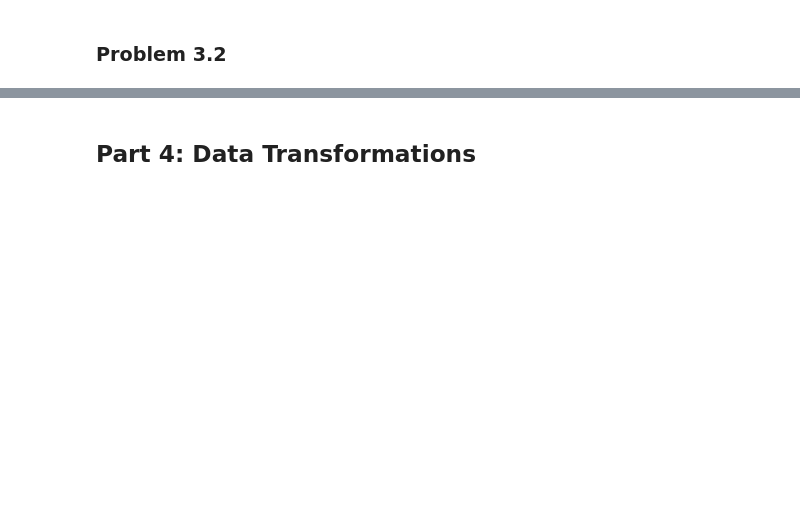
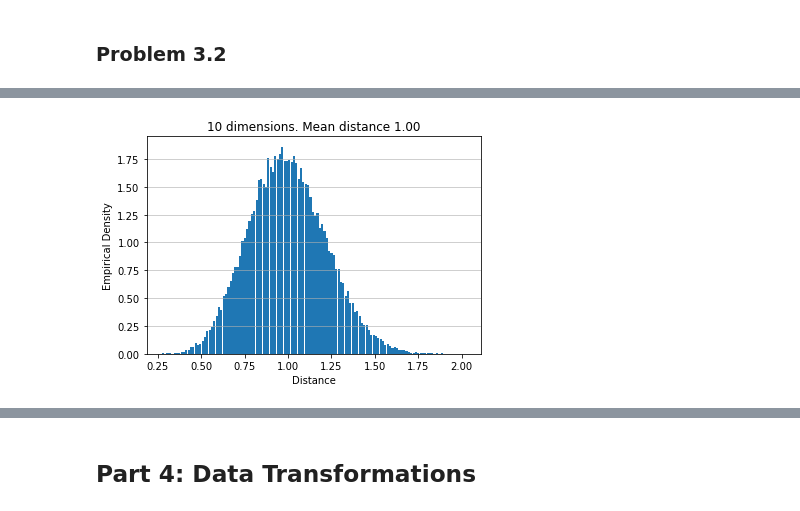
Before and after one commit to amanmibra/cs371, a Jupyter notebook: homework02/homework02.ipynb, the cells around one changed output, grey strips where cells are left out. Cells and saved outputs as stored; diff of their text form; code cells hidden in the pictures; blank space fills up the shorter version.

```diff
--- a/homework02/homework02.ipynb
+++ b/homework02/homework02.ipynb
@@ -57,0 +78,6 @@ def show_histogram(x, d):
+# %%
+samp = gaussian_sample(300, 10)
+dist = distances(samp)
+show_histogram(dist, 10)
+# %% [output]
+[figure, added]
```
Also changed, not shown: parts of 17 cells of this notebook, 1 other file.
